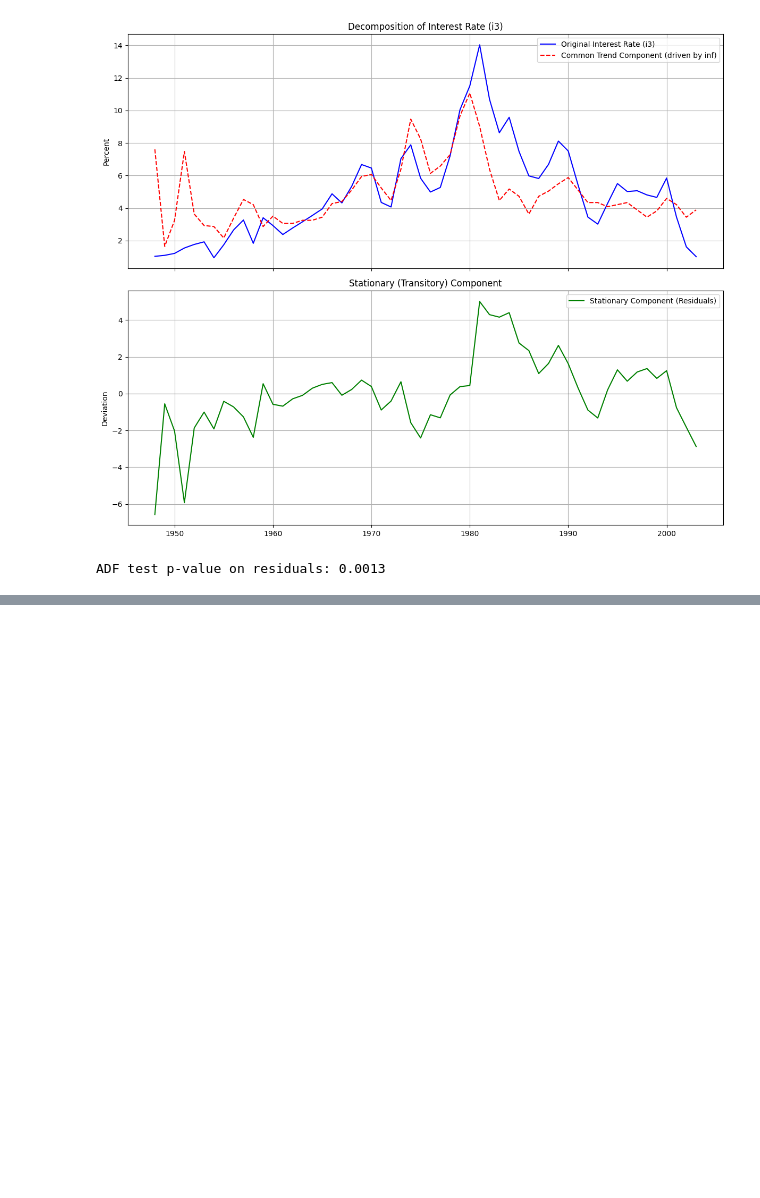
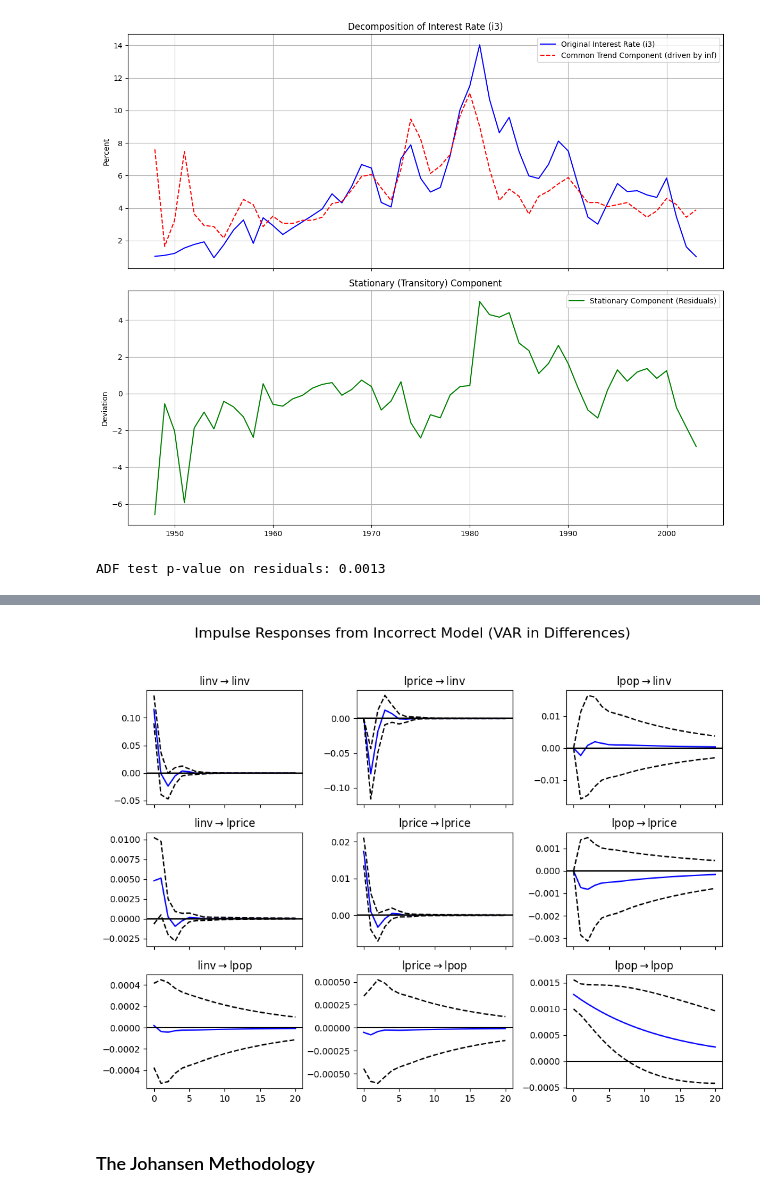
Before and after one commit to davescordova/Applied-Econometric-Time-Series-Walter-Enders, a Jupyter notebook: Chapter 6.ipynb, the cells around one changed output, grey strips where cells are left out. Saved outputs shown, nothing was run; the diff lists cells and outputs as text; code cells hidden in the pictures; blank space fills up the shorter version.

```diff
--- a/Chapter 6.ipynb
+++ b/Chapter 6.ipynb
@@ -184,0 +547,19 @@ ADF test p-value on residuals: 0.0013
+# %%
+## The Incorrect Model: VAR in First Differences
+
+# Create the misspecified model: VAR on first-differenced data
+data_diff = data.diff().dropna()
+model_var = VAR(data_diff)
+# CORRECTED LINE: The lag order is a positional argument.
+var_results = model_var.fit(1)
+
+# Calculate and plot the impulse responses
+irf_var = var_results.irf(periods=20)
+fig_var = irf_var.plot(orth=True, figsize=(10, 8))
+fig_var.suptitle('Impulse Responses from Incorrect Model (VAR in Differences)', fontsize=16)
+plt.tight_layout(rect=[0, 0.03, 1, 0.95])
+plt.show()
+# %% [output]
+[figure, added]
+# %% [markdown]
+### The Johansen Methodology
```
Also changed, not shown: parts of 25 cells of this notebook.
